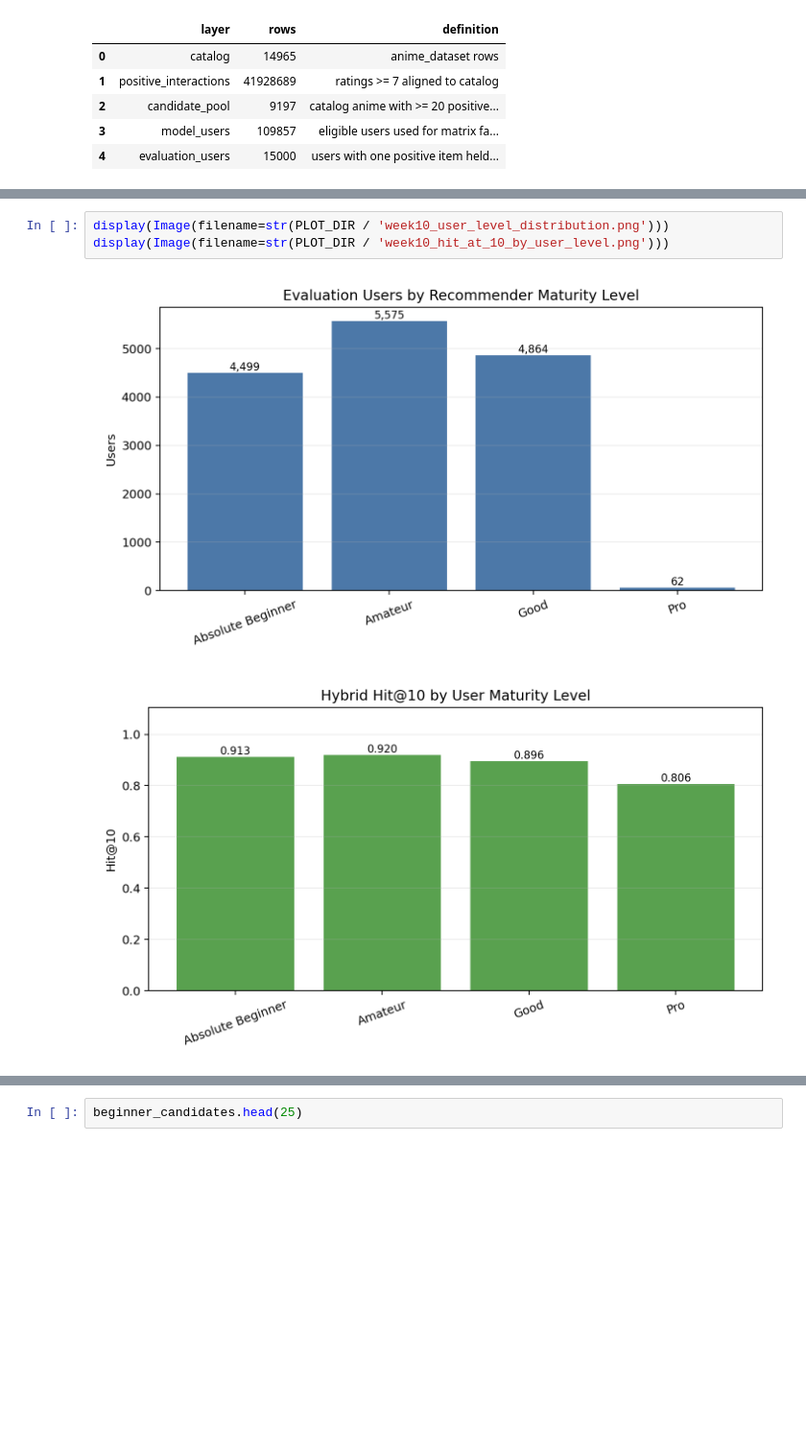
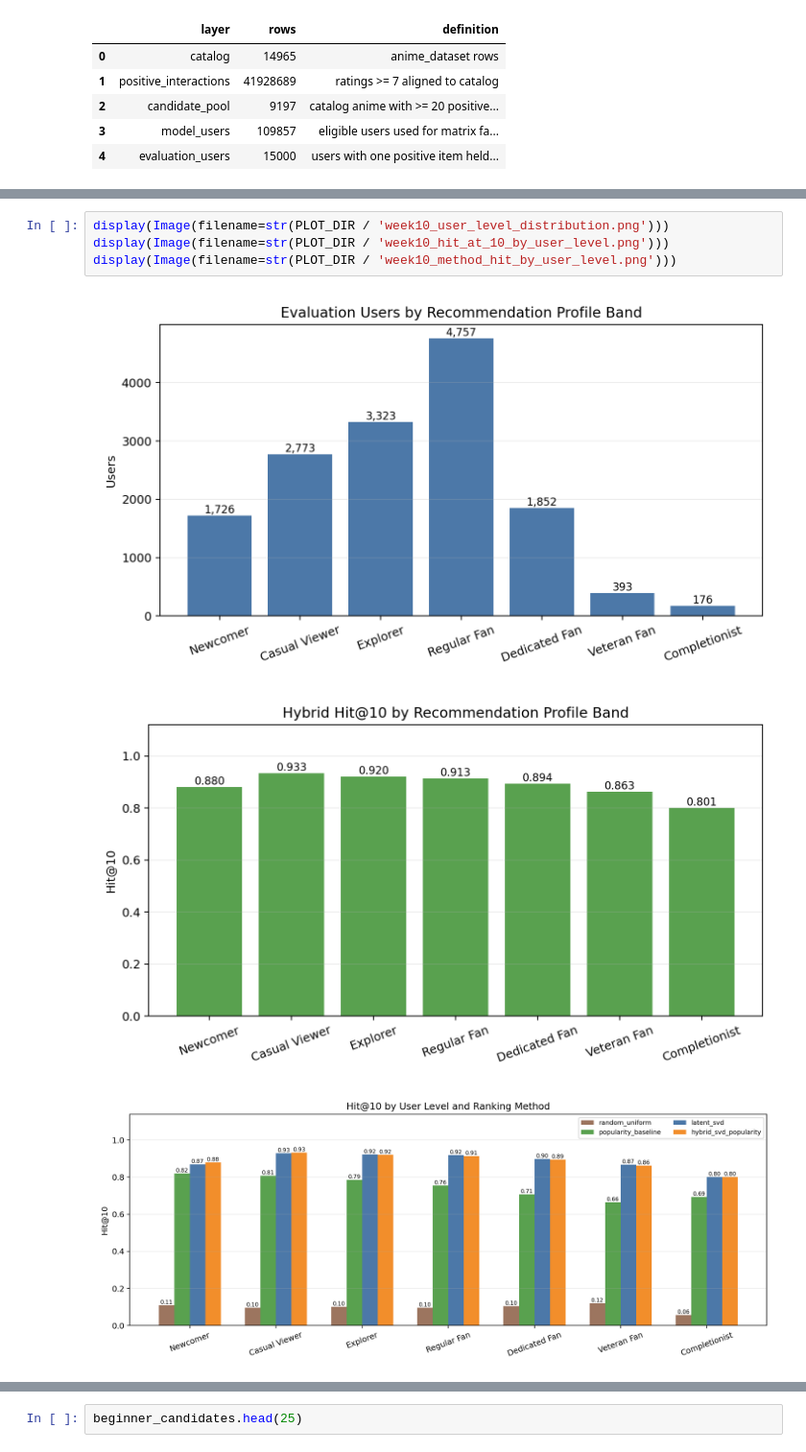
Before and after one commit to adecoss/anime-recommendation-system, a Jupyter notebook: notebooks/08_week10_recommendation_ranking.ipynb, the cells around one changed output, grey strips where cells are left out. Shown at 96% size. Drawn from its saved outputs; the diff is of its cells as text; blank space fills up the shorter version.

```diff
--- a/notebooks/08_week10_recommendation_ranking.ipynb
+++ b/notebooks/08_week10_recommendation_ranking.ipynb
@@ -156,7 +202,9 @@ level_metrics
 # %%
 display(Image(filename=str(PLOT_DIR / 'week10_user_level_distribution.png')))
 display(Image(filename=str(PLOT_DIR / 'week10_hit_at_10_by_user_level.png')))
+display(Image(filename=str(PLOT_DIR / 'week10_method_hit_by_user_level.png')))
 # %% [output]
-[figure, old version]
+[figure, new version]
-[figure, old version]
+[figure, new version]
+[figure, added]
 # %% [markdown]
```
Also changed, not shown: parts of 26 cells of this notebook, 55 other files.
